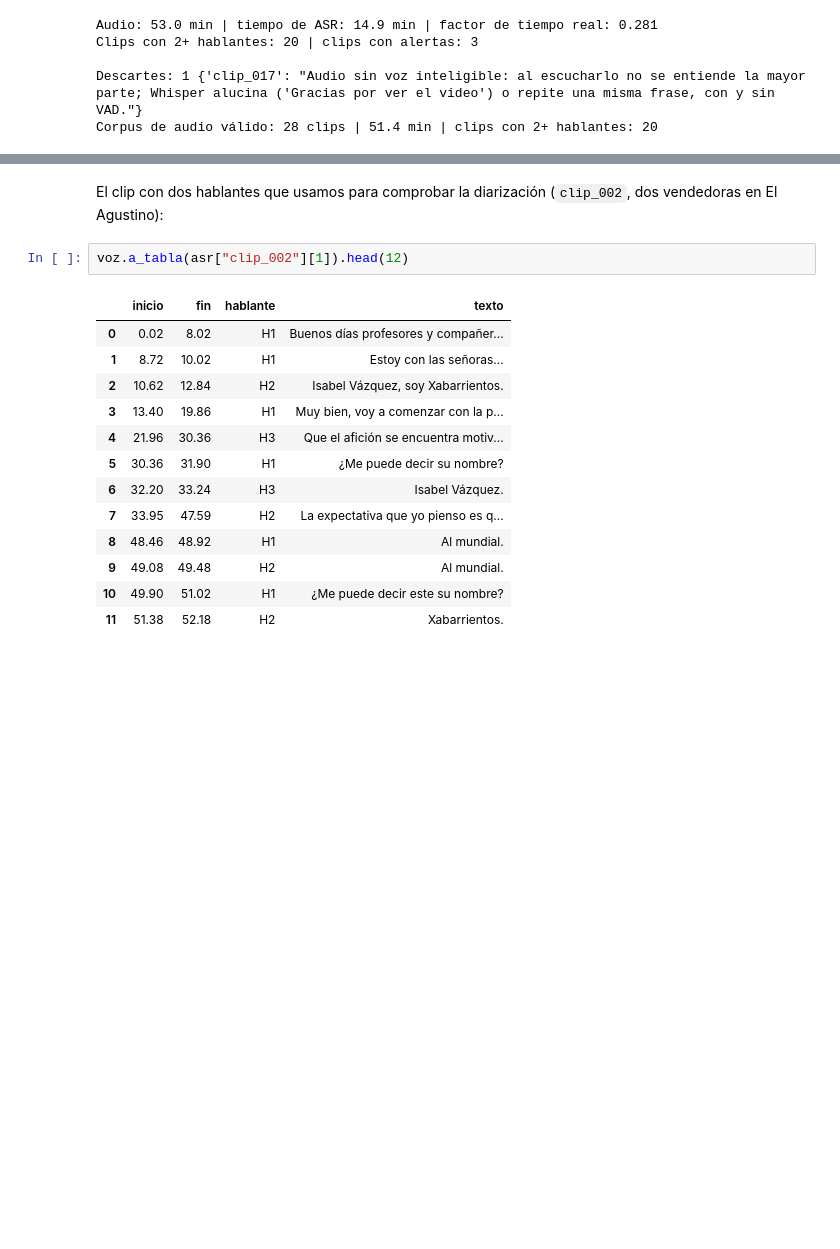
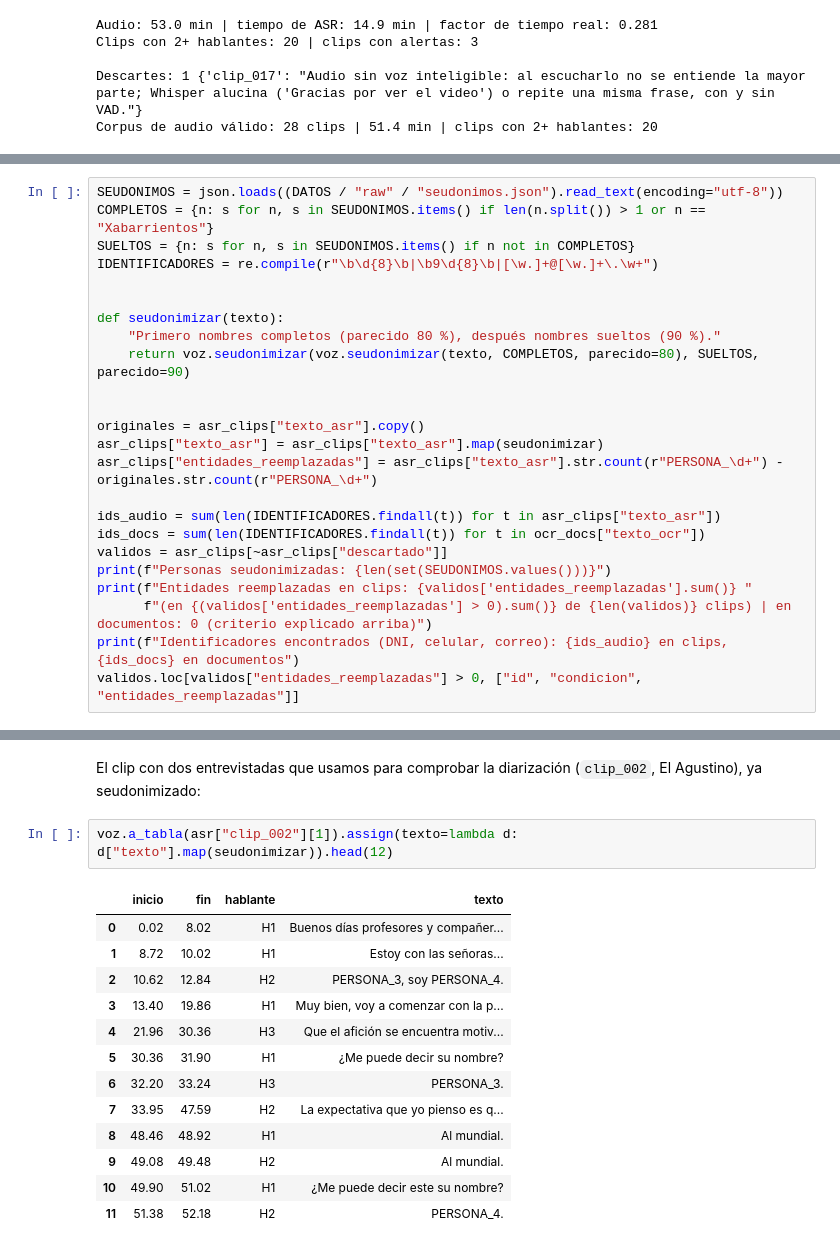
Before and after one commit to isabellaach/python-qlab, a Jupyter notebook: tarea_2/01_extraccion.ipynb, the cells around one changed output, grey strips where cells are left out. Cells and saved outputs as stored; diff of their text form; blank space fills up the shorter version.

```diff
--- a/tarea_2/01_extraccion.ipynb
+++ b/tarea_2/01_extraccion.ipynb
@@ -661,0 +685,24 @@ Corpus de audio válido: 28 clips | 51.4 min | clips con 2+ hablantes: 20
+# %%
+SEUDONIMOS = json.loads((DATOS / "raw" / "seudonimos.json").read_text(encoding="utf-8"))
+COMPLETOS = {n: s for n, s in SEUDONIMOS.items() if len(n.split()) > 1 or n == "Xabarrientos"}
+SUELTOS = {n: s for n, s in SEUDONIMOS.items() if n not in COMPLETOS}
+IDENTIFICADORES = re.compile(r"\b\d{8}\b|\b9\d{8}\b|[\w.]+@[\w.]+\.\w+")
+
+
+def seudonimizar(texto):
+    "Primero nombres completos (parecido 80 %), después nombres sueltos (90 %)."
+    return voz.seudonimizar(voz.seudonimizar(texto, COMPLETOS, parecido=80), SUELTOS, parecido=90)
+
+
+originales = asr_clips["texto_asr"].copy()
+asr_clips["texto_asr"] = asr_clips["texto_asr"].map(seudonimizar)
+asr_clips["entidades_reemplazadas"] = asr_clips["texto_asr"].str.count(r"PERSONA_\d+") - originales.str.count(r"PERSONA_\d+")
+
+ids_audio = sum(len(IDENTIFICADORES.findall(t)) for t in asr_clips["texto_asr"])
+ids_docs = sum(len(IDENTIFICADORES.findall(t)) for t in ocr_docs["texto_ocr"])
+validos = asr_clips[~asr_clips["descartado"]]
+print(f"Personas seudonimizadas: {len(set(SEUDONIMOS.values()))}")
+print(f"Entidades reemplazadas en clips: {validos['entidades_reemplazadas'].sum()} "
+      f"(en {(validos['entidades_reemplazadas'] > 0).sum()} de {len(validos)} clips) | en documentos: 0 (criterio explicado arriba)")
+print(f"Identificadores encontrados (DNI, celular, correo): {ids_audio} en clips, {ids_docs} en documentos")
+validos.loc[validos["entidades_reemplazadas"] > 0, ["id", "condicion", "entidades_reemplazadas"]]
@@ -662,18 +726,18 @@ Corpus de audio válido: 28 clips | 51.4 min | clips con 2+ hablantes: 20
 # %% [markdown]
-El clip con dos hablantes que usamos para comprobar la diarización (`clip_002`, dos vendedoras en El Agustino):
+El clip con dos entrevistadas que usamos para comprobar la diarización (`clip_002`, El Agustino), ya seudonimizado:
 # %%
-voz.a_tabla(asr["clip_002"][1]).head(12)
+voz.a_tabla(asr["clip_002"][1]).assign(texto=lambda d: d["texto"].map(seudonimizar)).head(12)
 # %% [output]
 |  | inicio | fin | hablante | texto |
 | 0 | 0.02 | 8.02 | H1 | Buenos días profesores y compañer... |
 | 1 | 8.72 | 10.02 | H1 | Estoy con las señoras... |
-| 2 | 10.62 | 12.84 | H2 | Isabel Vázquez, soy Xabarrientos. |
+| 2 | 10.62 | 12.84 | H2 | PERSONA_3, soy PERSONA_4. |
 | 3 | 13.40 | 19.86 | H1 | Muy bien, voy a comenzar con la p... |
 | 4 | 21.96 | 30.36 | H3 | Que el afición se encuentra motiv... |
 | 5 | 30.36 | 31.90 | H1 | ¿Me puede decir su nombre? |
-| 6 | 32.20 | 33.24 | H3 | Isabel Vázquez. |
+| 6 | 32.20 | 33.24 | H3 | PERSONA_3. |
 | 7 | 33.95 | 47.59 | H2 | La expectativa que yo pienso es q... |
 | 8 | 48.46 | 48.92 | H1 | Al mundial. |
 | 9 | 49.08 | 49.48 | H2 | Al mundial. |
 | 10 | 49.90 | 51.02 | H1 | ¿Me puede decir este su nombre? |
-| 11 | 51.38 | 52.18 | H2 | Xabarrientos. |
+| 11 | 51.38 | 52.18 | H2 | PERSONA_4. |
```
Also changed, not shown: parts of 17 cells of this notebook, 2 other files.
